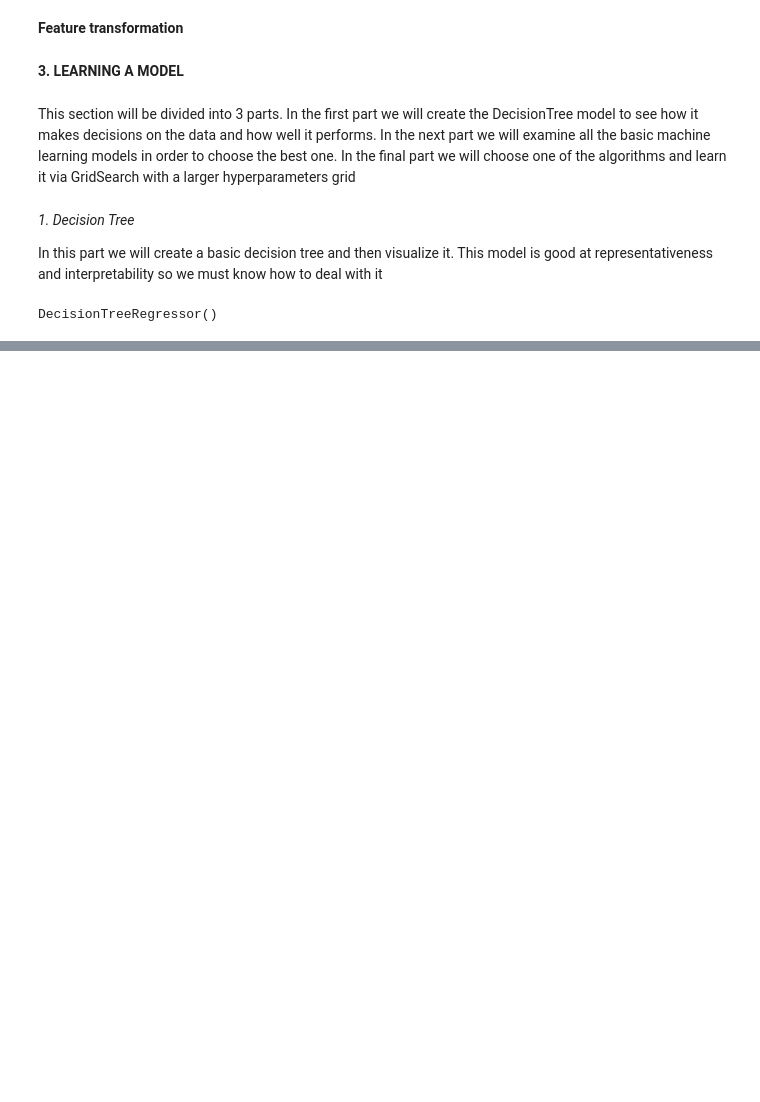
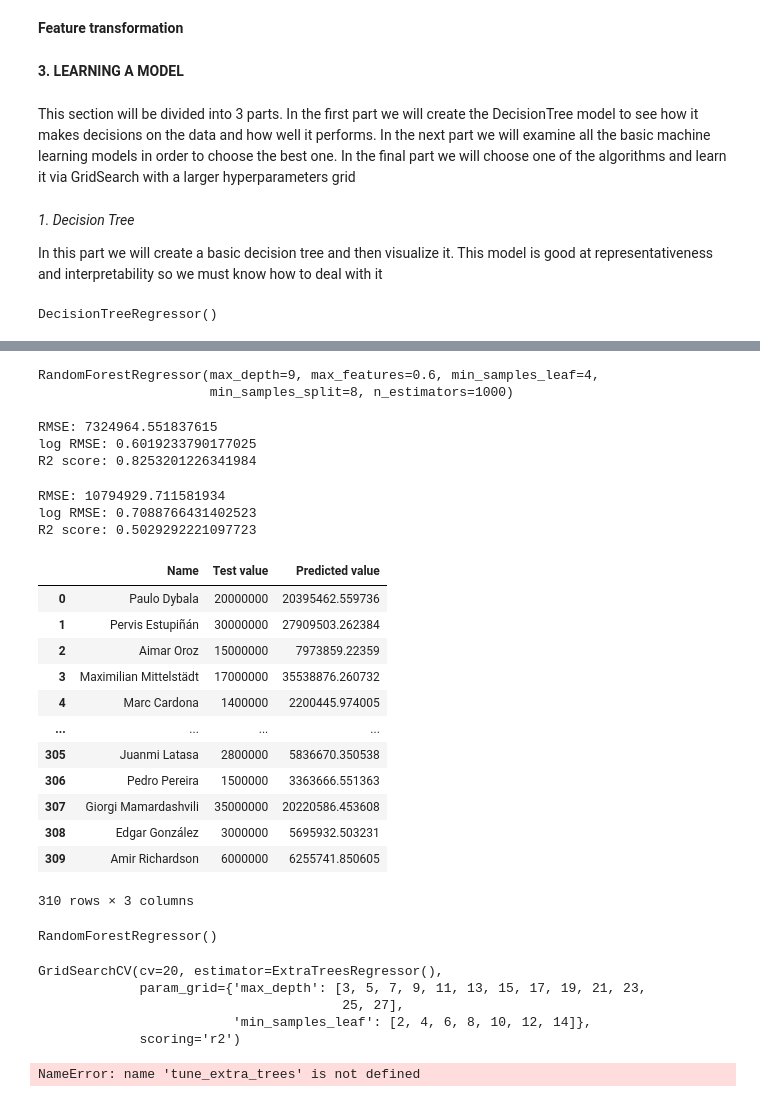
Before and after one commit to MorShow/players-market-value-prediction, a Jupyter notebook: project.ipynb, the cells around one changed output, grey strips where cells are left out. Drawn from its saved outputs; the diff is of its cells as text; code cells hidden in the pictures; blank space fills up the shorter version.

```diff
--- a/project.ipynb
+++ b/project.ipynb
@@ -945,0 +1149,11 @@ display(answers.sample(50))
+# %%
+random_forest_grid = {
+    'max_depth': range(5, 14, 2),
+    'min_samples_split': range(2, 11, 2),
+    'min_samples_leaf': range(1, 11, 2),
+    'max_features': np.arange(0.6, 1.1, 1),
+    'n_estimators': [100]
+}
+# %%
+tune_random_forest = GridSearchCV(RandomForestRegressor(), random_forest_grid)
+tune_random_forest.fit(X_train, y_train)
@@ -945,0 +1184,44 @@ display(answers.sample(50))
+# %%
+best_random_forest = RandomForestRegressor(n_estimators=1000,
+                                           max_depth=9,
+                                           max_features=0.6,
+                                           min_samples_leaf=4,
+                                           min_samples_split=8)
+# %%
+best_random_forest.fit(X_train, y_train)
+# %% [output]
+RandomForestRegressor(max_depth=9, max_features=0.6, min_samples_leaf=4,
+                      min_samples_split=8, n_estimators=1000)
+# %%
+regression_metrics(best_random_forest.predict(X_train), y_train)
+# %% [output]
+RMSE: 7324964.551837615
+log RMSE: 0.6019233790177025
+R2 score: 0.8253201226341984
+# %%
+regression_metrics(best_random_forest.predict(X_test), y_test)
+# %% [output]
+RMSE: 10794929.711581934
+log RMSE: 0.7088766431402523
+R2 score: 0.5029292221097723
+# %%
+show_predictions(best_random_forest)
+# %% [output]
+|  | Name | Test value | Predicted value |
+| 0 | Paulo Dybala | 20000000 | 20395462.559736 |
+| 1 | Pervis Estupiñán | 30000000 | 27909503.262384 |
+| 2 | Aimar Oroz | 15000000 | 7973859.22359 |
+| 3 | Maximilian Mittelstädt | 17000000 | 35538876.260732 |
+| 4 | Marc Cardona | 1400000 | 2200445.974005 |
+| ... | ... | ... | ... |
+| 305 | Juanmi Latasa | 2800000 | 5836670.350538 |
+| 306 | Pedro Pereira | 1500000 | 3363666.551363 |
+| 307 | Giorgi Mamardashvili | 35000000 | 20220586.453608 |
+| 308 | Edgar González | 3000000 | 5695932.503231 |
+| 309 | Amir Richardson | 6000000 | 6255741.850605 |
+310 rows × 3 columns
+# %%
+basic_random_forest = RandomForestRegressor()
+basic_random_forest.fit(X_train, y_train)
+# %% [output]
+RandomForestRegressor()
@@ -945,0 +1233,14 @@ display(answers.sample(50))
+# %%
+tune_extra_trees = GridSearchCV(ExtraTreesRegressor(), extra_grid_params, scoring='r2', cv=20)
+tune_extra_trees.fit(X_train, y_train)
+# %% [output]
+GridSearchCV(cv=20, estimator=ExtraTreesRegressor(),
+             param_grid={'max_depth': [3, 5, 7, 9, 11, 13, 15, 17, 19, 21, 23,
+                                       25, 27],
+                         'min_samples_leaf': [2, 4, 6, 8, 10, 12, 14]},
+             scoring='r2')
+# %%
+best_extra_trees = tune_extra_trees.best_estimator_
+best_extra_trees.fit(X_train, y_train)
+# %% [output]
+NameError: name 'tune_extra_trees' is not defined
```
Also changed, not shown: parts of 41 cells of this notebook.
